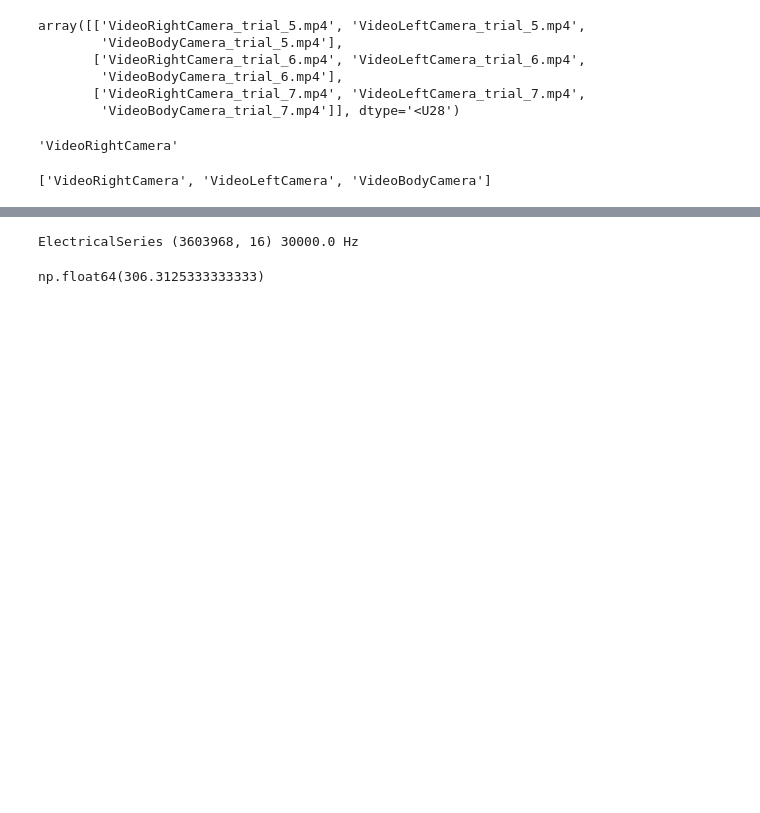
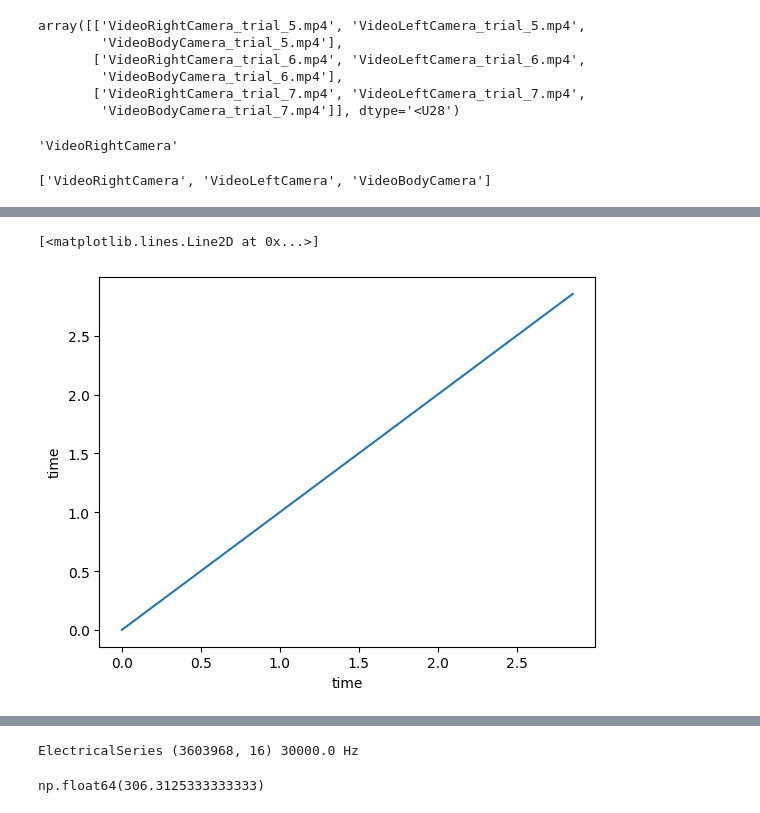
Before and after one commit to Akseli-Ilmanen/EthoGraph, a Jupyter notebook: test.ipynb, the cells around one changed output, grey strips where cells are left out. Saved outputs shown, nothing was run; the diff lists cells and outputs as text; code cells hidden in the pictures; blank space fills up the shorter version.

```diff
--- a/test.ipynb
+++ b/test.ipynb
@@ -550,0 +739,30 @@ with pynwb.NWBHDF5IO(path, mode="r") as io:
+# %%
+position = ds.position_LeftCamera
+import xarray as xr
+import cv2
+
+video_path = path  # path variable already set to the video file
+cap = cv2.VideoCapture(video_path)
+fps = cap.get(cv2.CAP_PROP_FPS)
+cap.release()
+
+
+# Rename the time_147Hz dimension to time for position
+position = position.rename({"time_59Hz": "time"})
+position
+
+confidence = xr.ones_like(position.sel(space="x"))  # Placeholder confidence values (all ones)
+confidence
+
+time = ds.time
+
+ds_save = xr.Dataset({"position": position, "confidence": confidence}, coords={"time": time})
+ds_save.attrs["fps"] = fps
+ds_save
+from movement.io import save_poses
+save_poses.to_dlc_file(ds_save, r"C:\Users\aksel\.ethograph\dandi\angelakilab\NYU-46\64e3fb86-928c-4079-865c-b364205b502e\left_cam.csv")
+# %%
+ds_save.time.plot()
+# %% [output]
+[<matplotlib.lines.Line2D at 0x...>]
+[figure, added]
```
Also changed, not shown: parts of 18 cells of this notebook, 20 other files.
